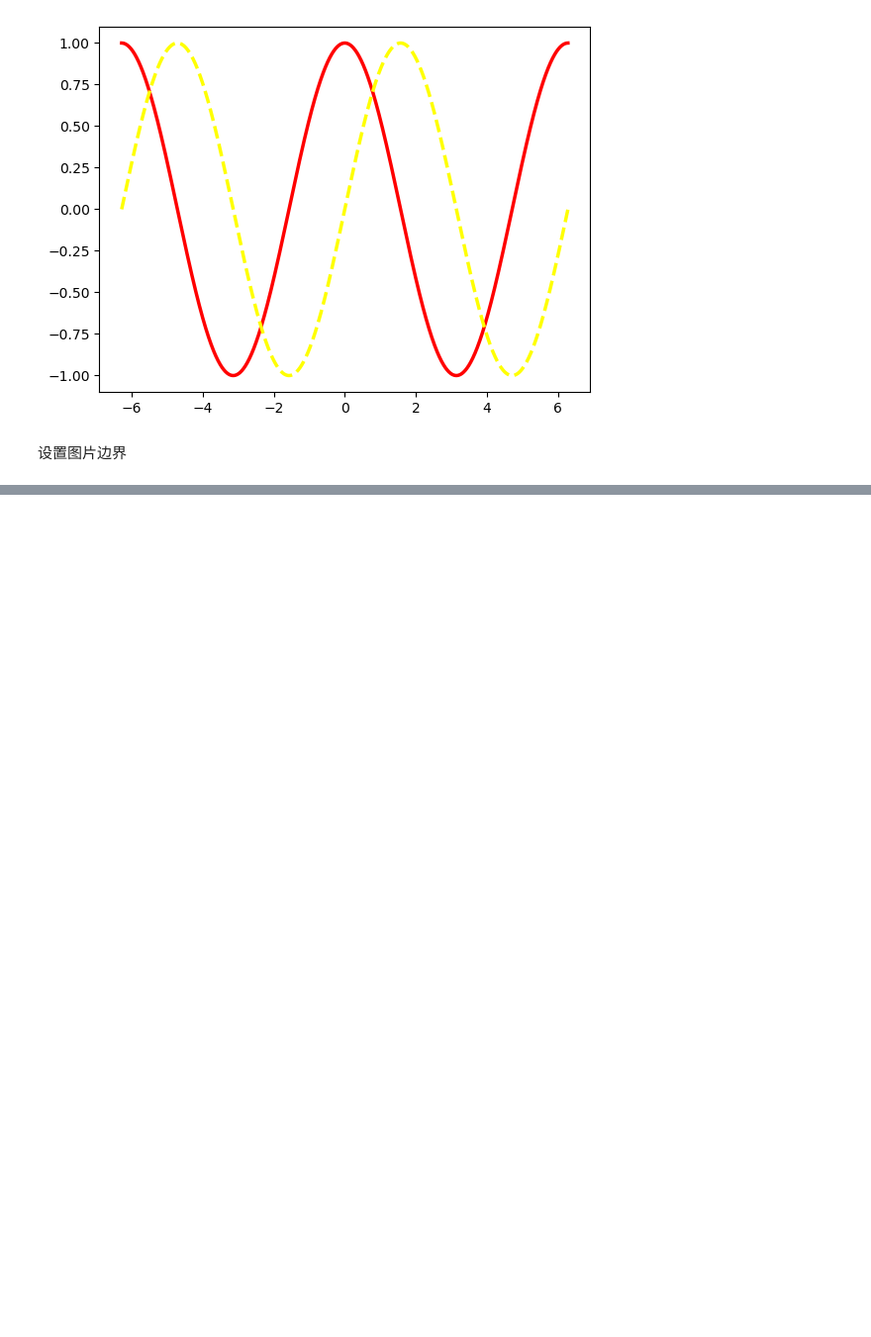
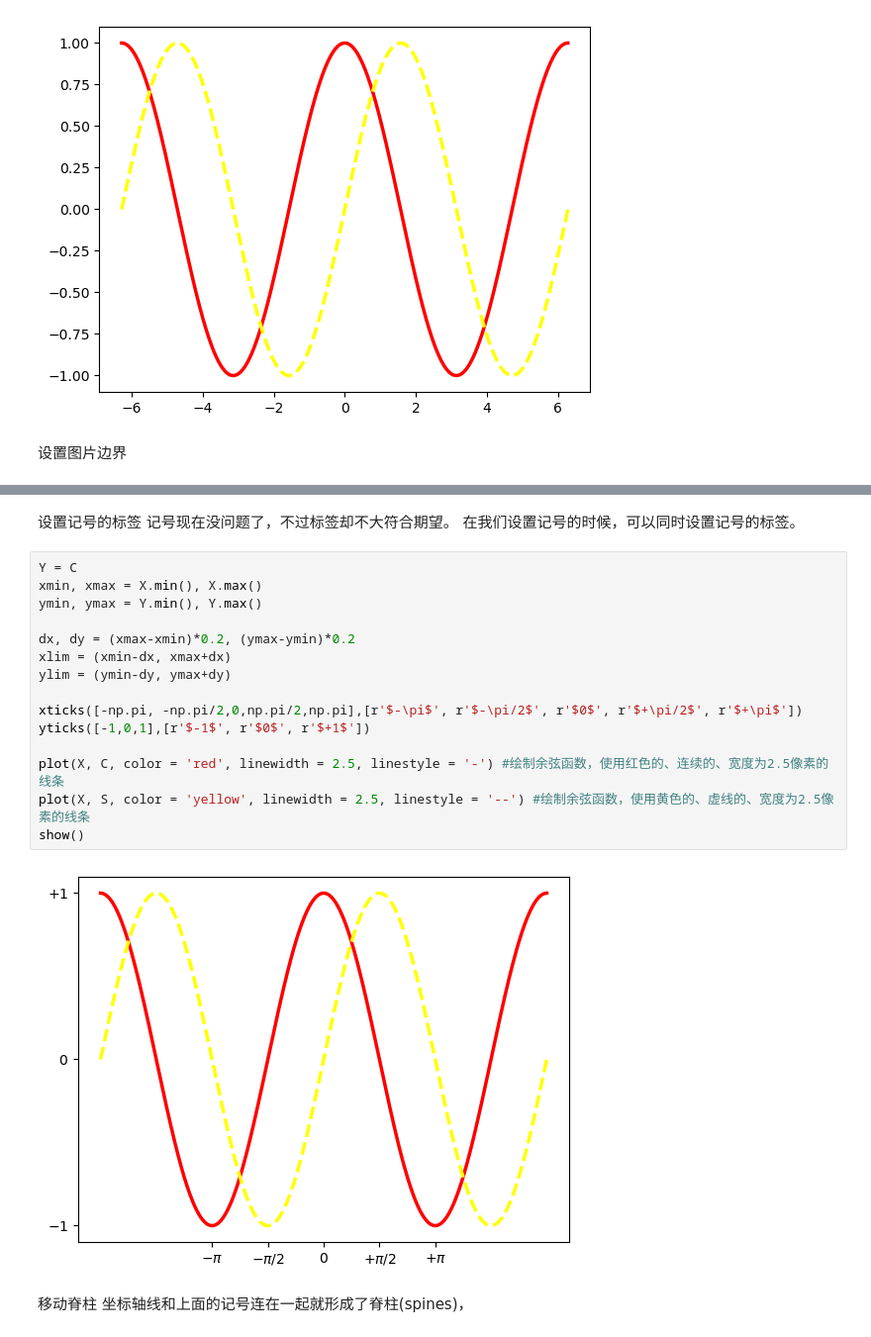
Before and after one commit to Z-JUNYE/python_plot, a Jupyter notebook: pyplot/pyplot_examples2.ipynb, the cells around one changed output, grey strips where cells are left out. Shown at 99% size. Saved outputs shown, nothing was run; the diff lists cells and outputs as text; blank space fills up the shorter version.

```diff
--- a/pyplot/pyplot_examples2.ipynb
+++ b/pyplot/pyplot_examples2.ipynb
@@ -64,0 +89,24 @@ show()
+# %% [markdown]
+设置记号的标签
+记号现在没问题了，不过标签却不大符合期望。
+在我们设置记号的时候，可以同时设置记号的标签。
+# %%
+Y = C
+xmin, xmax = X.min(), X.max()
+ymin, ymax = Y.min(), Y.max()
+
+dx, dy = (xmax-xmin)*0.2, (ymax-ymin)*0.2
+xlim = (xmin-dx, xmax+dx)
+ylim = (ymin-dy, ymax+dy)
+
+xticks([-np.pi, -np.pi/2,0,np.pi/2,np.pi],[r'$-\pi$', r'$-\pi/2$', r'$0$', r'$+\pi/2$', r'$+\pi$'])
+yticks([-1,0,1],[r'$-1$', r'$0$', r'$+1$'])
+
+plot(X, C, color = 'red', linewidth = 2.5, linestyle = '-') #绘制余弦函数，使用红色的、连续的、宽度为2.5像素的线条
+plot(X, S, color = 'yellow', linewidth = 2.5, linestyle = '--') #绘制余弦函数，使用黄色的、虚线的、宽度为2.5像素的线条
+show()
+# %% [output]
+[figure, added]
+# %% [markdown]
+移动脊柱
+坐标轴线和上面的记号连在一起就形成了脊柱(spines)，
```
Also changed, not shown: parts of 3 cells of this notebook.
